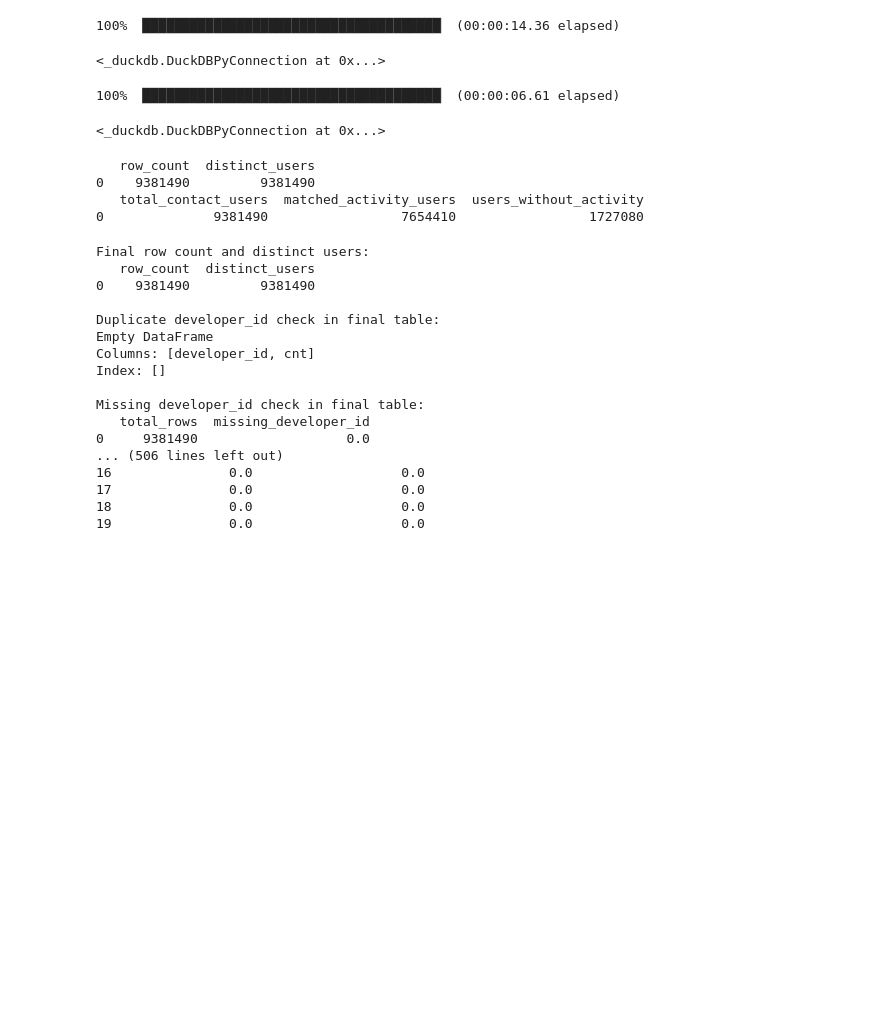
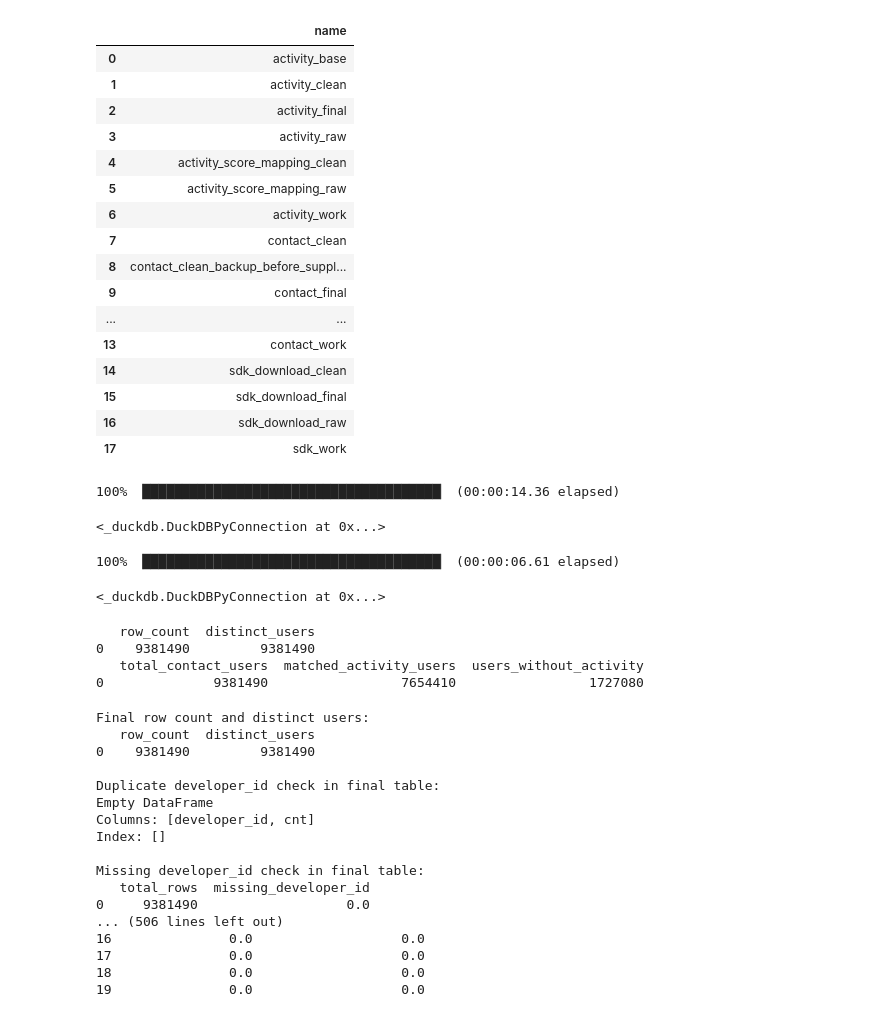
Before and after one commit to WBDoran/Spring2026_IndustryProject, a Jupyter notebook: Old stuff/JoinData.ipynb, the cells around one changed output. Cells and saved outputs as stored; diff of their text form; code cells hidden in the pictures; blank space fills up the shorter version.

```diff
--- a/JoinData.ipynb
+++ b/Old stuff/JoinData.ipynb
@@ -6,6 +6,26 @@ con = duckdb.connect("developer_project.duckdb")
 
 pd.set_option("display.max_columns", None)
 pd.set_option("display.max_rows", 200)
+# %%
+con.execute("""SHOW TABLES""").fetchdf()
+# %% [output]
+|  | name |
+| 0 | activity_base |
+| 1 | activity_clean |
+| 2 | activity_final |
+| 3 | activity_raw |
+| 4 | activity_score_mapping_clean |
+| 5 | activity_score_mapping_raw |
+| 6 | activity_work |
+| 7 | contact_clean |
+| 8 | contact_clean_backup_before_suppl... |
+| 9 | contact_final |
+| ... | ... |
+| 13 | contact_work |
+| 14 | sdk_download_clean |
+| 15 | sdk_download_final |
+| 16 | sdk_download_raw |
+| 17 | sdk_work |
 # %%
 con.execute("""
 CREATE OR REPLACE TABLE activity_user_features AS
```
Also changed, not shown: 3 other files.
